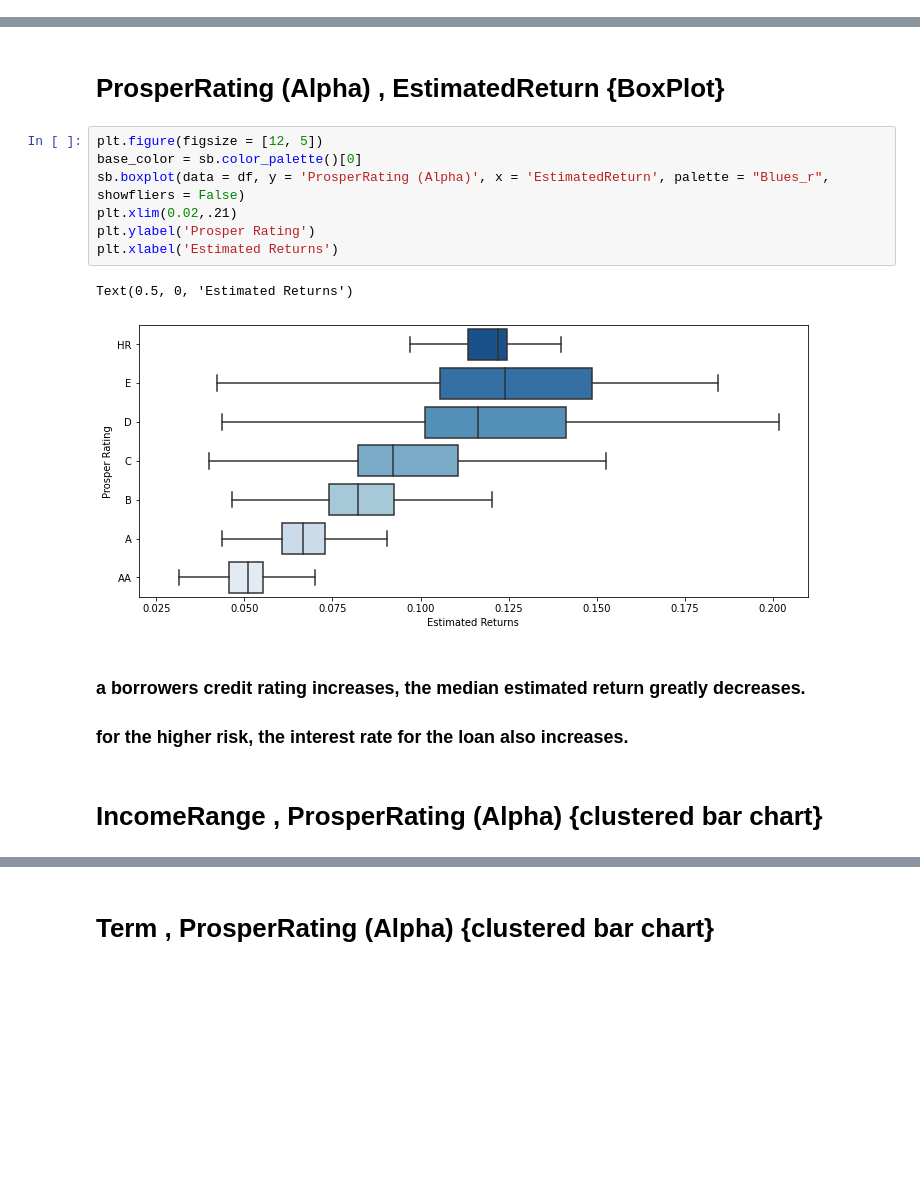
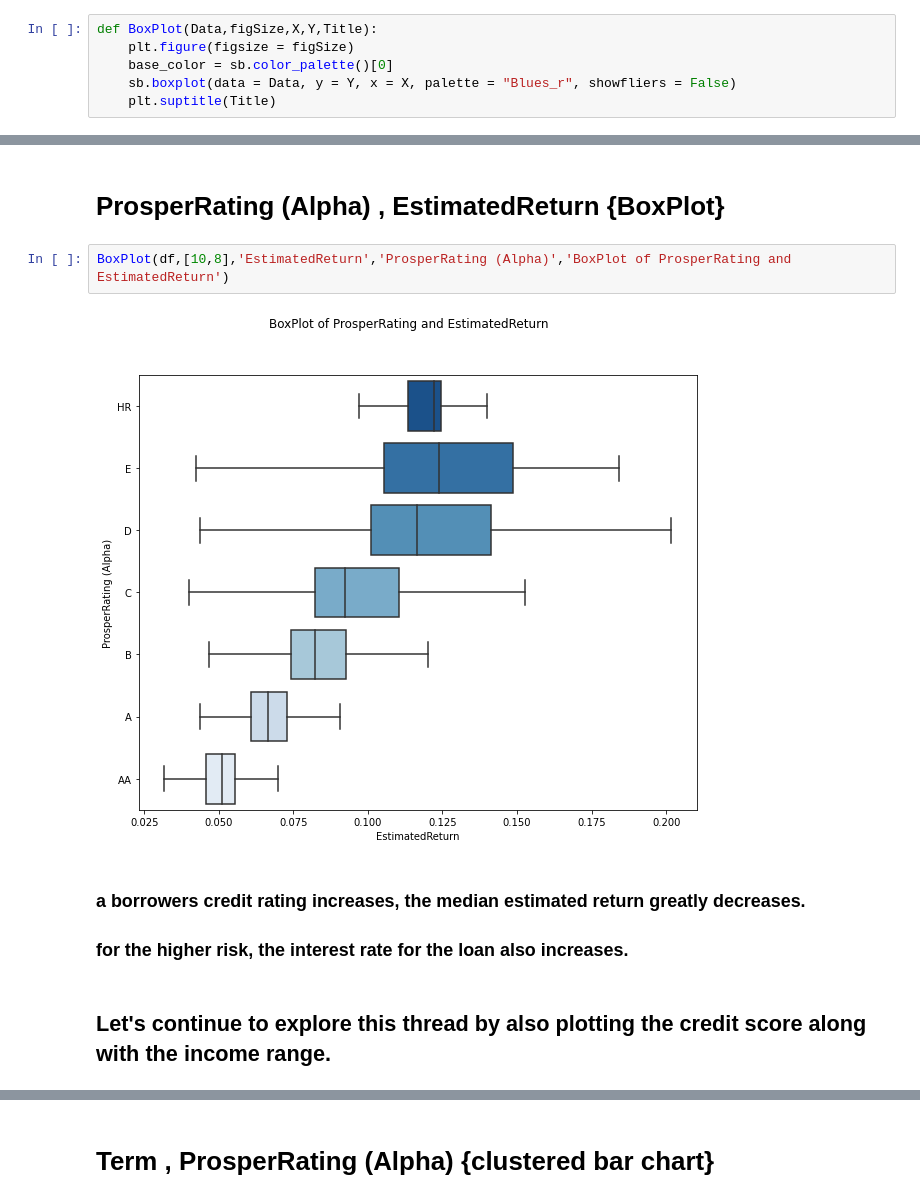
Before and after one commit to Mohamed-Salem-Ali/Data-Visualization-Prosper-Loan, a Jupyter notebook: SlideShow.ipynb, the cells around one changed output, grey strips where cells are left out. Drawn from its saved outputs; the diff is of its cells as text; blank space fills up the shorter version.

```diff
--- a/SlideShow.ipynb
+++ b/SlideShow.ipynb
@@ -462,0 +486,6 @@ plt.title('Distribution of Borrower Debt to Income Ratio');
+# %%
+def BoxPlot(Data,figSize,X,Y,Title):
+    plt.figure(figsize = figSize)
+    base_color = sb.color_palette()[0]
+    sb.boxplot(data = Data, y = Y, x = X, palette = "Blues_r", showfliers = False)
+    plt.suptitle(Title)
@@ -533,18 +558,12 @@ Text(0.5, 0, 'Estimated Returns')
 # %% [markdown]
 # ProsperRating (Alpha) , EstimatedReturn {BoxPlot}
 # %%
-plt.figure(figsize = [12, 5])
-base_color = sb.color_palette()[0]
-sb.boxplot(data = df, y = 'ProsperRating (Alpha)', x = 'EstimatedReturn', palette = "Blues_r", showfliers = False)
-plt.xlim(0.02,.21)
-plt.ylabel('Prosper Rating')
-plt.xlabel('Estimated Returns')
+BoxPlot(df,[10,8],'EstimatedReturn','ProsperRating (Alpha)','BoxPlot of ProsperRating and EstimatedReturn')
 # %% [output]
-Text(0.5, 0, 'Estimated Returns')
-[figure, old version]
+[figure, new version]
 # %% [markdown]
  ### a borrowers credit rating increases, the median estimated return greatly decreases.
  ### for the higher risk, the interest rate for the loan also increases.
 # %% [markdown]
-# IncomeRange , ProsperRating (Alpha)  {clustered bar chart}
+## Let's continue to explore this thread by also plotting the credit score along with the income range.
 # %%
```
Also changed, not shown: parts of 22 cells of this notebook.
